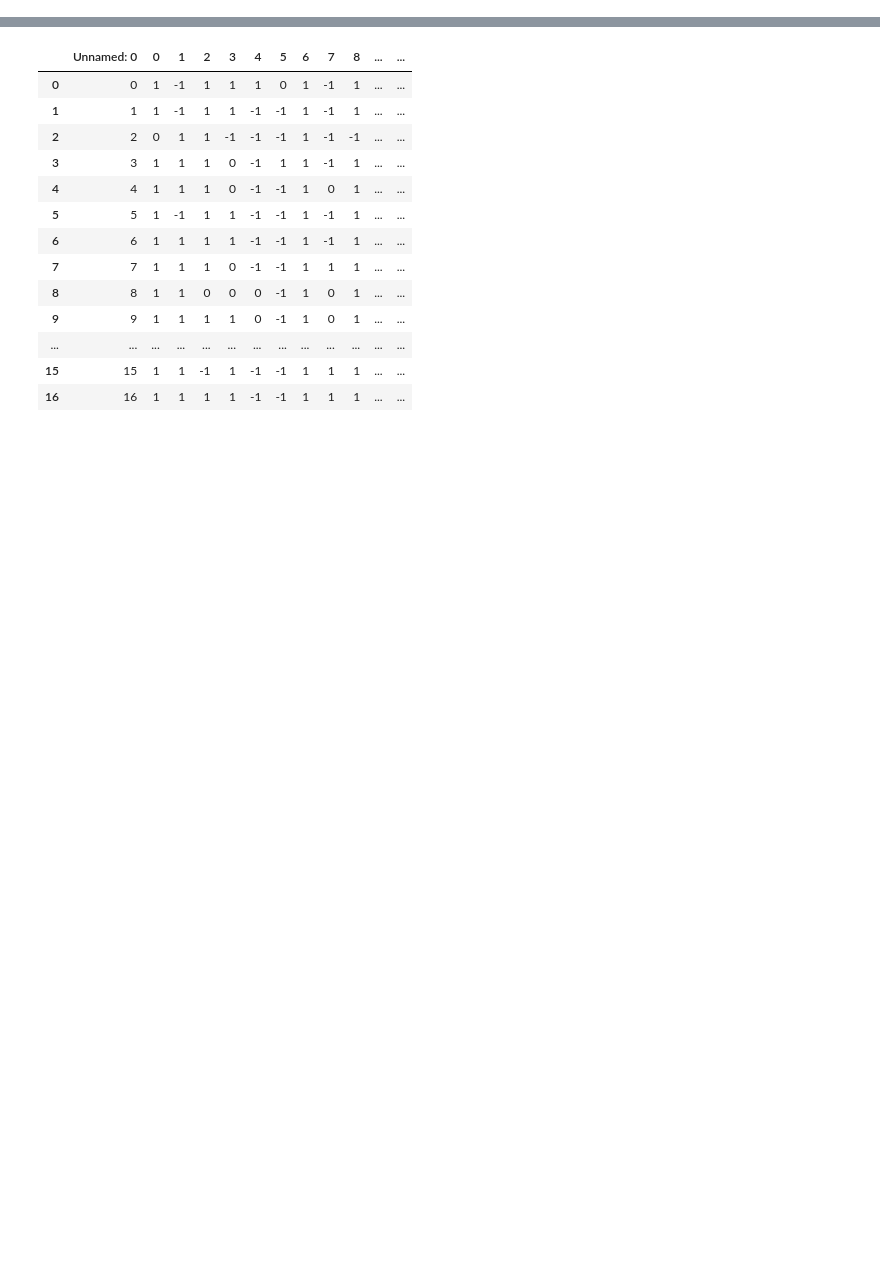
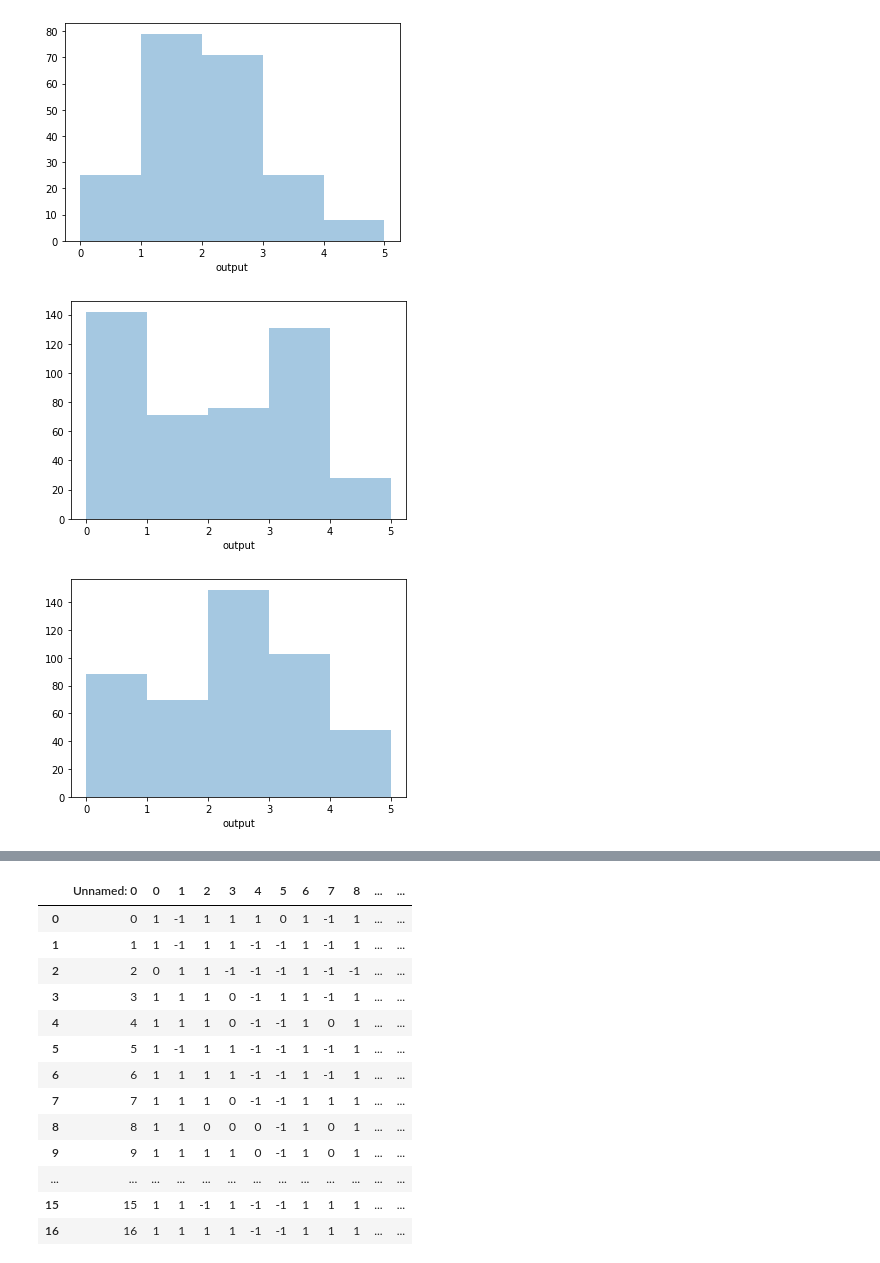
Before and after one commit to duythongvt1/URA-Projects, a Jupyter notebook: CornData/Demo.ipynb, the cells around one changed output, grey strips where cells are left out. Saved outputs shown, nothing was run; the diff lists cells and outputs as text; code cells hidden in the pictures; blank space fills up the shorter version.

```diff
--- a/CornData/Demo.ipynb
+++ b/CornData/Demo.ipynb
@@ -40,0 +171,20 @@ pd.options.mode.chained_assignment = None
+# %%
+class_col = "class_uniform"
+n_neighbors= 2
+pure_synthetic=True
+iterations = 5
+
+for class_col in ["class_quantile","class_uniform","class_kmeans"]:
+    synthetic_data = pd.DataFrame([])
+    X_train_cls, X_test_cls, y_train_cls, y_test_cls = train_test_split(X,y_extd,stratify=y_extd[class_col],random_state = 1)
+    for j in range(iterations):
+        synthetic_data_j,X_train, X_test, y_train, y_test = generate_synthetic(X_train_cls,y_train_cls,class_col,pure_synthetic=True)
+        synthetic_data = synthetic_data.append(synthetic_data_j)
+    train_data = raw_data.loc[X_train_cls.index]
+    synthetic_data = synthetic_data.append(train_data)
+    sns.distplot(synthetic_data["output"],bins=[0,1,2,3,4,5],hist=True,kde=False)
+    plt.show()
+# %% [output]
+[figure, added]
+[figure, added]
+[figure, added]
```
Also changed, not shown: parts of 22 cells of this notebook.
